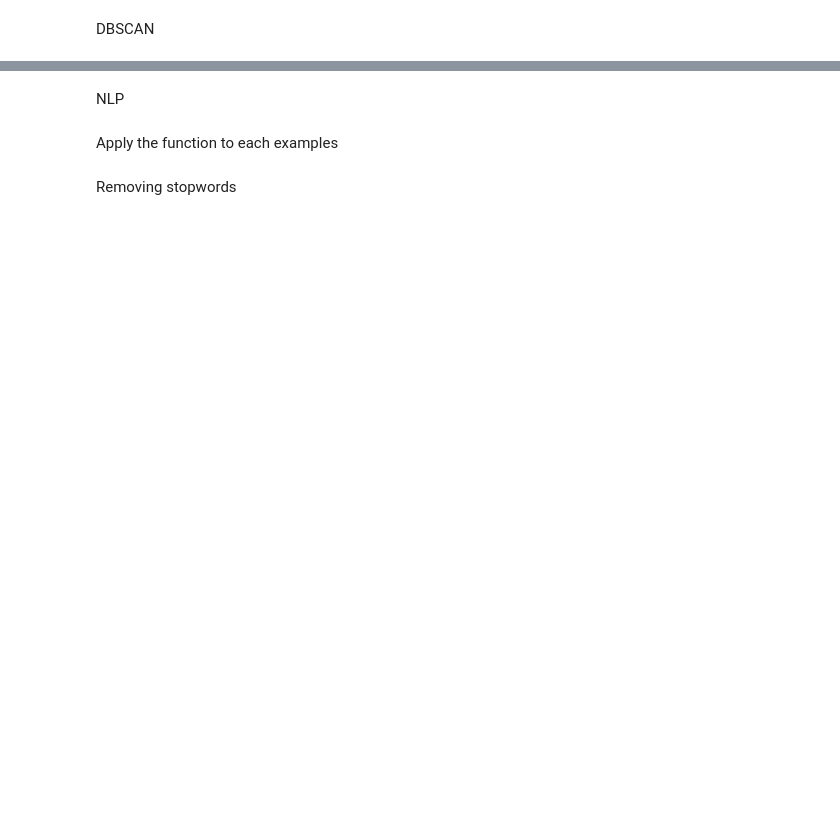
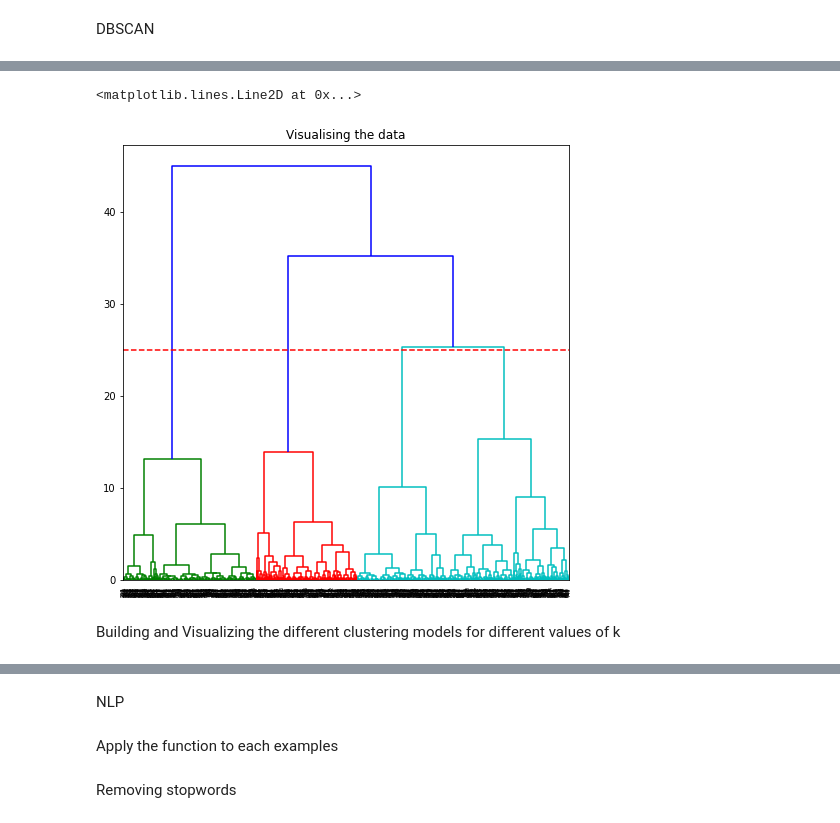
Before and after one commit to kiran2424/Netflix-Movies-and-TV-Shows-Clustering, a Jupyter notebook: NETFLIX_MOVIES_AND_TV_SHOWS_CLUSTERING.ipynb, the cells around one changed output, grey strips where cells are left out. Cells and saved outputs as stored; diff of their text form; code cells hidden in the pictures; blank space fills up the shorter version.

```diff
--- a/NETFLIX_MOVIES_AND_TV_SHOWS_CLUSTERING.ipynb
+++ b/NETFLIX_MOVIES_AND_TV_SHOWS_CLUSTERING.ipynb
@@ -525,0 +666,10 @@ plt.scatter(data_transformed[:,0], data_transformed[:,1], c=y_pred)
+# %%
+plt.figure(figsize =(8, 8))
+plt.title('Visualising the data')
+Dendrogram = shc.dendrogram((shc.linkage(data_transformed, method ='ward')))
+plt.axhline(y=25, color='r', linestyle='--')
+# %% [output]
+<matplotlib.lines.Line2D at 0x...>
+[figure, added]
+# %% [markdown]
+Building and Visualizing the different clustering models for different values of k
```
Also changed, not shown: parts of 58 cells of this notebook.
